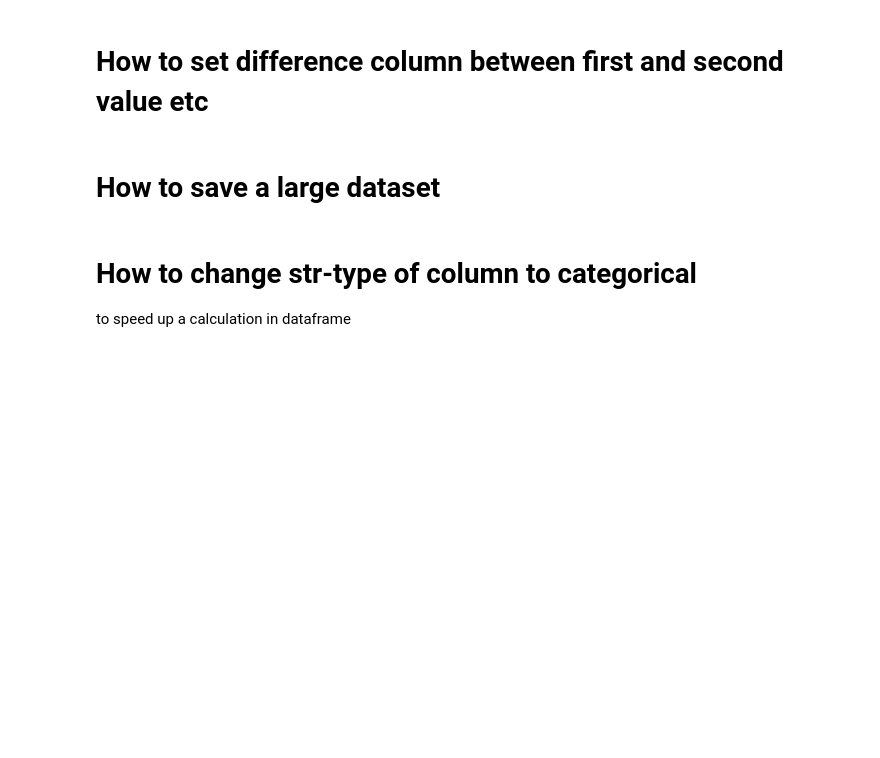
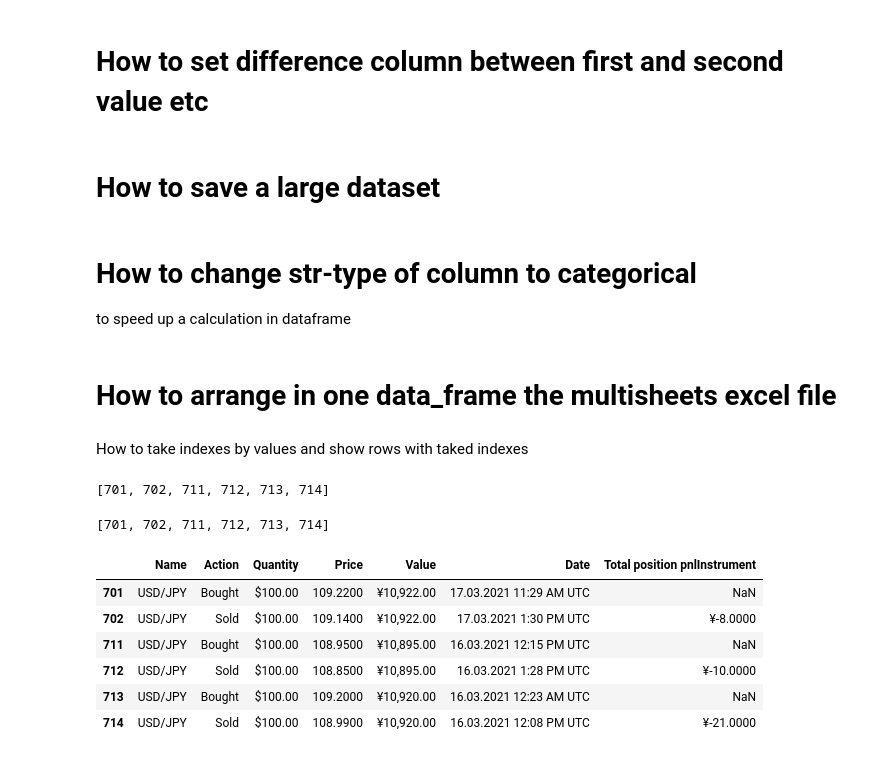
Before and after one commit to yegor-vynokurov/secrets_of_pandas, a Jupyter notebook: pandas_secrets.ipynb, the cells around one changed output. Cells and saved outputs as stored; diff of their text form; code cells hidden in the pictures; blank space fills up the shorter version.

```diff
--- a/pandas_secrets.ipynb
+++ b/pandas_secrets.ipynb
@@ -595,0 +546,27 @@ df['diff'] = df['diff'].astype('category')
+# %% [markdown]
+# How to arrange in one data_frame the multisheets excel file
+# %%
+xls = pd.ExcelFile('/content/drive/MyDrive/Colab Notebooks/krypta/basa.xls')
+df = pd.concat([pd.read_excel(xls, sheet_name = sheet) for sheet in xls.sheet_names], ignore_index = True)
+df.to_csv('/content/drive/MyDrive/Colab Notebooks/krypta/basa2.csv', index=False)
+# %% [markdown]
+How to take indexes by values and show rows with taked indexes
+# %%
+idx = df[df['Quantity'] == '$100.00'].index.tolist()
+idx
+# %% [output]
+[701, 702, 711, 712, 713, 714]
+# %%
+idx
+# %% [output]
+[701, 702, 711, 712, 713, 714]
+# %%
+df.take([701, 702, 711, 712, 713, 714])
+# %% [output]
+|  | Name | Action | Quantity | Price | Value | Date | Total position pnlInstrument |
+| 701 | USD/JPY | Bought | $100.00 | 109.2200 | ¥10,922.00 | 17.03.2021 11:29 AM UTC | NaN |
+| 702 | USD/JPY | Sold | $100.00 | 109.1400 | ¥10,922.00 | 17.03.2021 1:30 PM UTC | ¥-8.0000 |
+| 711 | USD/JPY | Bought | $100.00 | 108.9500 | ¥10,895.00 | 16.03.2021 12:15 PM UTC | NaN |
+| 712 | USD/JPY | Sold | $100.00 | 108.8500 | ¥10,895.00 | 16.03.2021 1:28 PM UTC | ¥-10.0000 |
+| 713 | USD/JPY | Bought | $100.00 | 109.2000 | ¥10,920.00 | 16.03.2021 12:23 AM UTC | NaN |
+| 714 | USD/JPY | Sold | $100.00 | 108.9900 | ¥10,920.00 | 16.03.2021 12:08 PM UTC | ¥-21.0000 |
```
Also changed, not shown: parts of 36 cells of this notebook.
